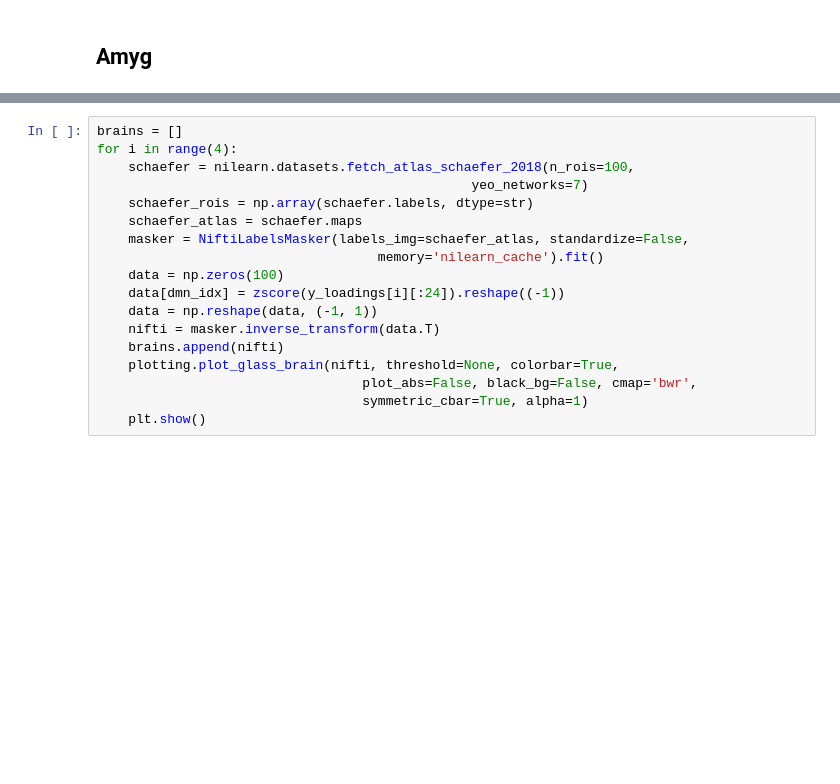
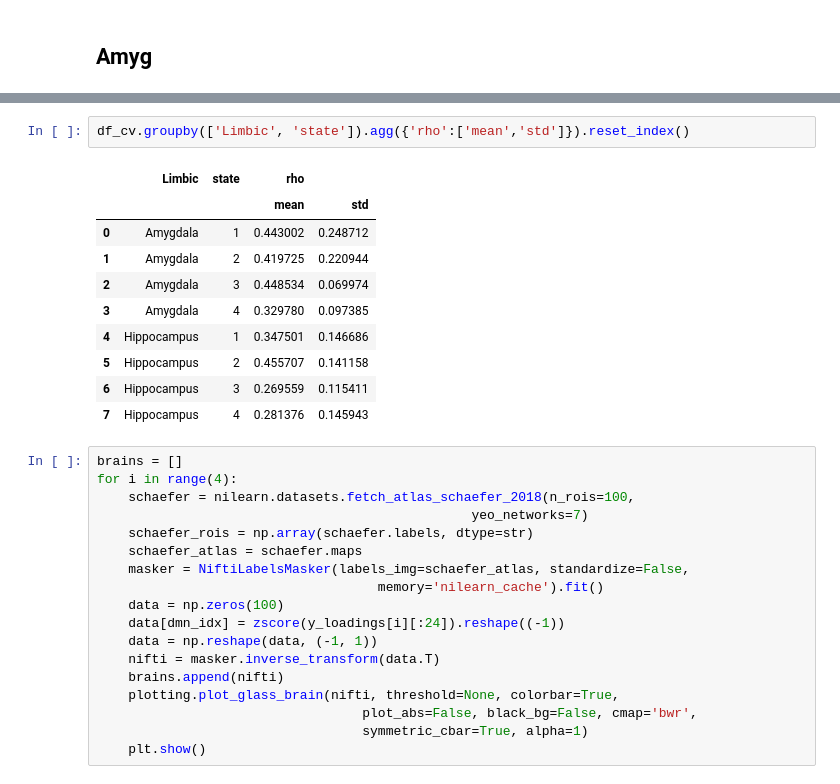
Before and after one commit to dblabs-mcgill-mila/hmm_forrest_nlp, a Jupyter notebook: data_representation.ipynb, the cells around one changed output, grey strips where cells are left out. Drawn from its saved outputs; the diff is of its cells as text; blank space fills up the shorter version.

```diff
--- a/data_representation.ipynb
+++ b/data_representation.ipynb
@@ -1091,3 +1339,16 @@ state 4 (0.1452386144084774, 5.6748603616640914e-67)
+# %%
+df_cv.groupby(['Limbic', 'state']).agg({'rho':['mean','std']}).reset_index()
+# %% [output]
+|  | Limbic | state | rho |  |
+|  |  |  | mean | std |
+| 0 | Amygdala | 1 | 0.443002 | 0.248712 |
+| 1 | Amygdala | 2 | 0.419725 | 0.220944 |
+| 2 | Amygdala | 3 | 0.448534 | 0.069974 |
+| 3 | Amygdala | 4 | 0.329780 | 0.097385 |
+| 4 | Hippocampus | 1 | 0.347501 | 0.146686 |
+| 5 | Hippocampus | 2 | 0.455707 | 0.141158 |
+| 6 | Hippocampus | 3 | 0.269559 | 0.115411 |
+| 7 | Hippocampus | 4 | 0.281376 | 0.145943 |
 # %%
 brains = []
 for i in range(4):
```
Also changed, not shown: parts of 24 cells of this notebook, 2 other files.
